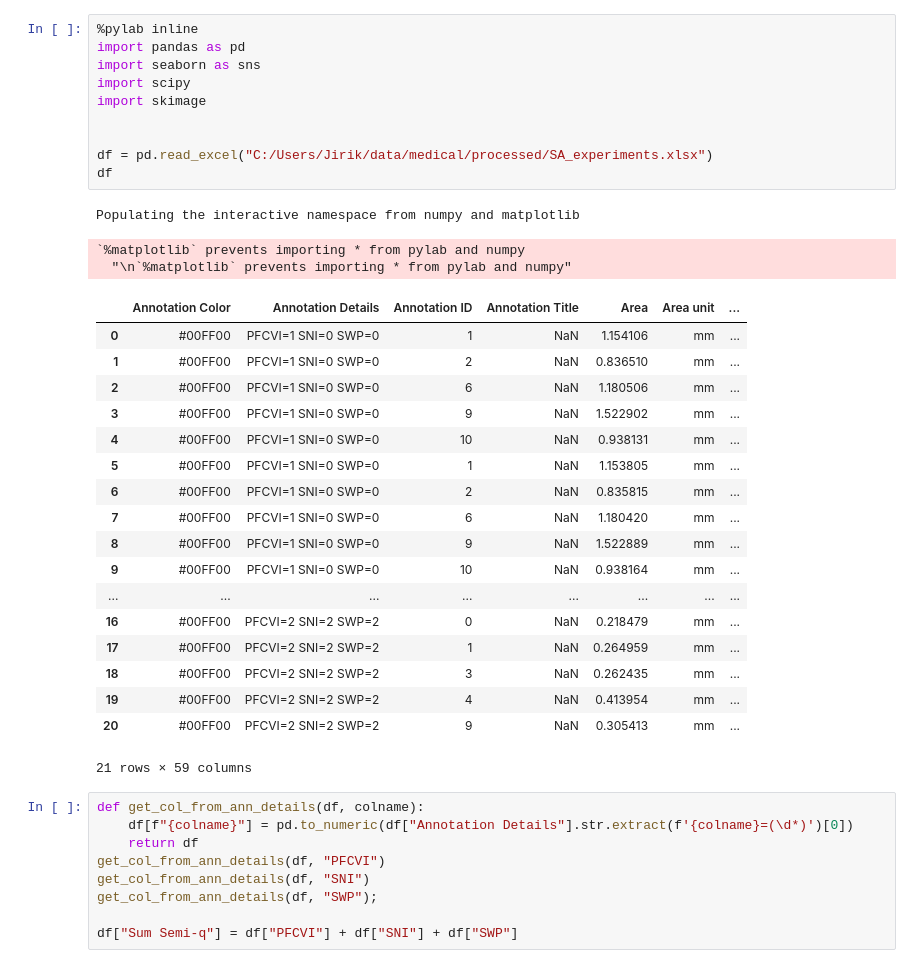
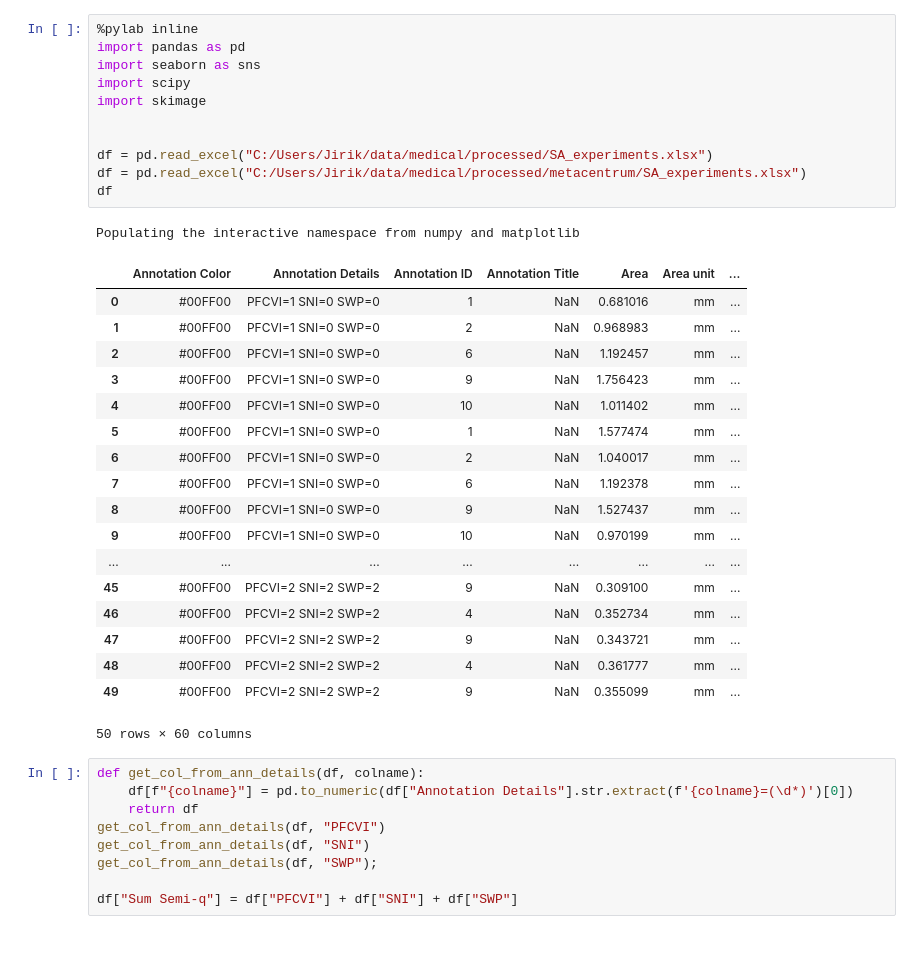
Before and after one commit to mjirik/scaffan, a Jupyter notebook: experiments/lobulus_area_evaluation.ipynb, the cells around one changed output. Drawn from its saved outputs; the diff is of its cells as text.

```diff
--- a/experiments/lobulus_area_evaluation.ipynb
+++ b/experiments/lobulus_area_evaluation.ipynb
@@ -1,35 +1,34 @@
 # %%
 %pylab inline
 import pandas as pd
 import seaborn as sns
 import scipy
 import skimage
 
 
 df = pd.read_excel("C:/Users/Jirik/data/medical/processed/SA_experiments.xlsx")
+df = pd.read_excel("C:/Users/Jirik/data/medical/processed/metacentrum/SA_experiments.xlsx")
 df
 # %% [output]
 Populating the interactive namespace from numpy and matplotlib
+|  | Annotation Color | Annotation Details | Annotation ID | Annotation Title | Area | Area unit | ... |
+| 0 | #00FF00 | PFCVI=1 SNI=0 SWP=0 | 1 | NaN | 0.681016 | mm | ... |
+| 1 | #00FF00 | PFCVI=1 SNI=0 SWP=0 | 2 | NaN | 0.968983 | mm | ... |
+| 2 | #00FF00 | PFCVI=1 SNI=0 SWP=0 | 6 | NaN | 1.192457 | mm | ... |
+| 3 | #00FF00 | PFCVI=1 SNI=0 SWP=0 | 9 | NaN | 1.756423 | mm | ... |
+| 4 | #00FF00 | PFCVI=1 SNI=0 SWP=0 | 10 | NaN | 1.011402 | mm | ... |
+| 5 | #00FF00 | PFCVI=1 SNI=0 SWP=0 | 1 | NaN | 1.577474 | mm | ... |
+| 6 | #00FF00 | PFCVI=1 SNI=0 SWP=0 | 2 | NaN | 1.040017 | mm | ... |
+| 7 | #00FF00 | PFCVI=1 SNI=0 SWP=0 | 6 | NaN | 1.192378 | mm | ... |
+| 8 | #00FF00 | PFCVI=1 SNI=0 SWP=0 | 9 | NaN | 1.527437 | mm | ... |
+| 9 | #00FF00 | PFCVI=1 SNI=0 SWP=0 | 10 | NaN | 0.970199 | mm | ... |
+| ... | ... | ... | ... | ... | ... | ... | ... |
+| 45 | #00FF00 | PFCVI=2 SNI=2 SWP=2 | 9 | NaN | 0.309100 | mm | ... |
+| 46 | #00FF00 | PFCVI=2 SNI=2 SWP=2 | 4 | NaN | 0.352734 | mm | ... |
+| 47 | #00FF00 | PFCVI=2 SNI=2 SWP=2 | 9 | NaN | 0.343721 | mm | ... |
+| 48 | #00FF00 | PFCVI=2 SNI=2 SWP=2 | 4 | NaN | 0.361777 | mm | ... |
+| 49 | #00FF00 | PFCVI=2 SNI=2 SWP=2 | 9 | NaN | 0.355099 | mm | ... |
-`%matplotlib` prevents importing * from pylab and numpy
-  "\n`%matplotlib` prevents importing * from pylab and numpy"
+50 rows × 60 columns
-|  | Annotation Color | Annotation Details | Annotation ID | Annotation Title | Area | Area unit | ... |
-| 0 | #00FF00 | PFCVI=1 SNI=0 SWP=0 | 1 | NaN | 1.154106 | mm | ... |
-| 1 | #00FF00 | PFCVI=1 SNI=0 SWP=0 | 2 | NaN | 0.836510 | mm | ... |
-| 2 | #00FF00 | PFCVI=1 SNI=0 SWP=0 | 6 | NaN | 1.180506 | mm | ... |
-| 3 | #00FF00 | PFCVI=1 SNI=0 SWP=0 | 9 | NaN | 1.522902 | mm | ... |
-| 4 | #00FF00 | PFCVI=1 SNI=0 SWP=0 | 10 | NaN | 0.938131 | mm | ... |
-| 5 | #00FF00 | PFCVI=1 SNI=0 SWP=0 | 1 | NaN | 1.153805 | mm | ... |
-| 6 | #00FF00 | PFCVI=1 SNI=0 SWP=0 | 2 | NaN | 0.835815 | mm | ... |
-| 7 | #00FF00 | PFCVI=1 SNI=0 SWP=0 | 6 | NaN | 1.180420 | mm | ... |
-| 8 | #00FF00 | PFCVI=1 SNI=0 SWP=0 | 9 | NaN | 1.522889 | mm | ... |
-| 9 | #00FF00 | PFCVI=1 SNI=0 SWP=0 | 10 | NaN | 0.938164 | mm | ... |
-| ... | ... | ... | ... | ... | ... | ... | ... |
-| 16 | #00FF00 | PFCVI=2 SNI=2 SWP=2 | 0 | NaN | 0.218479 | mm | ... |
-| 17 | #00FF00 | PFCVI=2 SNI=2 SWP=2 | 1 | NaN | 0.264959 | mm | ... |
-| 18 | #00FF00 | PFCVI=2 SNI=2 SWP=2 | 3 | NaN | 0.262435 | mm | ... |
-| 19 | #00FF00 | PFCVI=2 SNI=2 SWP=2 | 4 | NaN | 0.413954 | mm | ... |
-| 20 | #00FF00 | PFCVI=2 SNI=2 SWP=2 | 9 | NaN | 0.305413 | mm | ... |
-21 rows × 59 columns
 # %%
 def get_col_from_ann_details(df, colname):
     df[f"{colname}"] = pd.to_numeric(df["Annotation Details"].str.extract(f'{colname}=(\d*)')[0])
```
Also changed, not shown: parts of 5 cells of this notebook, 1 other file.
